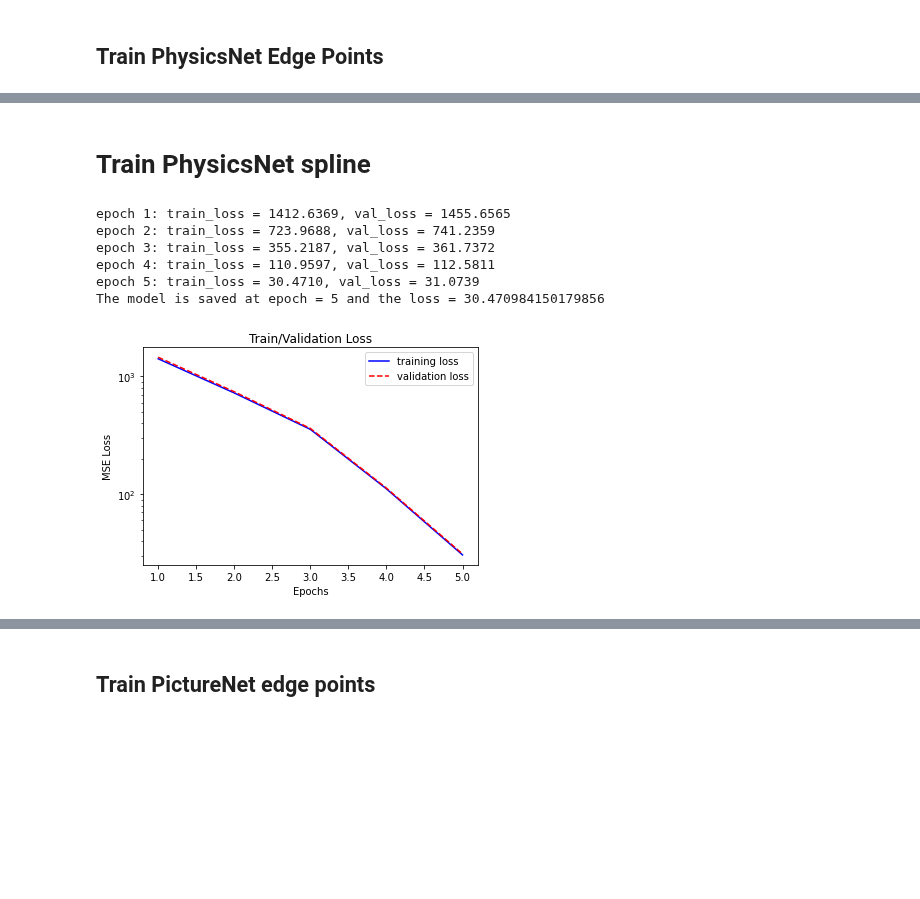
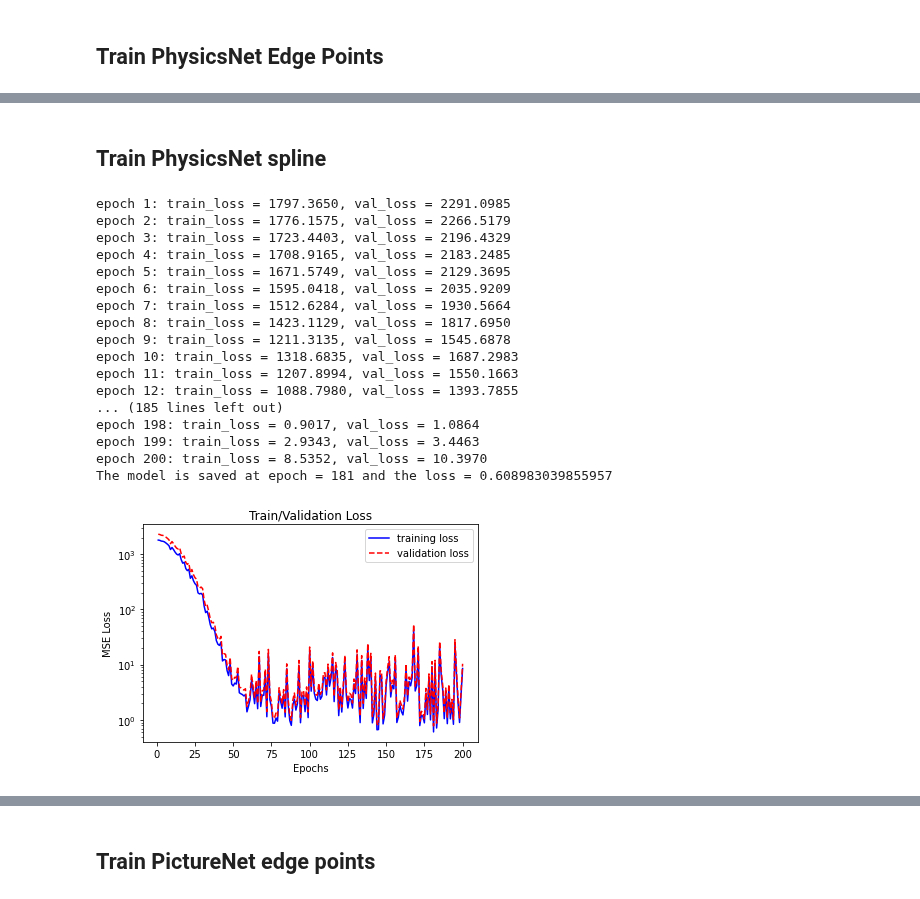
Before and after one commit to ShaoKAi100812/Pendant_Drop_Tensiometry_Prediction, a Jupyter notebook: main_combine.ipynb, the cells around one changed output, grey strips where cells are left out. Drawn from its saved outputs; the diff is of its cells as text; code cells hidden in the pictures; blank space fills up the shorter version.

```diff
--- a/main_combine.ipynb
+++ b/main_combine.ipynb
@@ -326,7 +326,7 @@ def prediction(model, x):   # only a batch
 def model_selection(model, path, loss, epoch_current, epoch_ref, loss_ref):
     loss_best = loss_ref
     epoch_best = epoch_ref
-    if epoch_current == 0:
+    if epoch_current == 0 and ~(os.path.isdir(path)):
             loss_current = loss[epoch_current]
             loss_best = loss[epoch_current]
             torch.save(model, path)
@@ -408,7 +408,7 @@ def train_picture(model, optimizer, epochs=1, model_input=0):
         val_y_pic = val_y_pic_spline
         PATH_PIC = os.path.join(os.getcwd(), "model_pic_spline.pt")
     else:
-        ValueError("Incorrect input. 0 for edge point model, 1 for spline model")
+        ValueError("Incorrect input: 0 for edge point model, 1 for spline model")
 
     model = model.to(device=device)  # move the model parameters to CPU/GPU
     for e in range(epochs):
@@ -473,18 +485,37 @@ The model is saved at epoch = 5 and the loss = 25.278202633205936
 # %% [markdown]
-# Train PhysicsNet spline
+## Train PhysicsNet spline
 # %%
 in_channel = 22
+node_1 = 512
+node_2 = 512
+node_3 = 256
+node_4 = 256
+node_5 = 64
+node_6 = 16
+out_channel = 2
 
 model_physics = PhysicsNet(in_channel, node_1, node_2, node_3, node_4, node_5, node_6, out_channel)
 optimizer = optim.Adam(model_physics.parameters(), lr=learning_rate)
+epoch = 200
 
 # 0 indicates edge points 1 indicates spline
 train_physics(model_physics, optimizer, epoch, 1)
 # %% [output]
-epoch 1: train_loss = 1412.6369, val_loss = 1455.6565
-epoch 2: train_loss = 723.9688, val_loss = 741.2359
-epoch 3: train_loss = 355.2187, val_loss = 361.7372
-epoch 4: train_loss = 110.9597, val_loss = 112.5811
-epoch 5: train_loss = 30.4710, val_loss = 31.0739
-The model is saved at epoch = 5 and the loss = 30.470984150179856
+epoch 1: train_loss = 1797.3650, val_loss = 2291.0985
+epoch 2: train_loss = 1776.1575, val_loss = 2266.5179
+epoch 3: train_loss = 1723.4403, val_loss = 2196.4329
+epoch 4: train_loss = 1708.9165, val_loss = 2183.2485
+epoch 5: train_loss = 1671.5749, val_loss = 2129.3695
+epoch 6: train_loss = 1595.0418, val_loss = 2035.9209
+epoch 7: train_loss = 1512.6284, val_loss = 1930.5664
+epoch 8: train_loss = 1423.1129, val_loss = 1817.6950
+epoch 9: train_loss = 1211.3135, val_loss = 1545.6878
+epoch 10: train_loss = 1318.6835, val_loss = 1687.2983
+epoch 11: train_loss = 1207.8994, val_loss = 1550.1663
+epoch 12: train_loss = 1088.7980, val_loss = 1393.7855
+... (185 lines left out)
+epoch 198: train_loss = 0.9017, val_loss = 1.0864
+epoch 199: train_loss = 2.9343, val_loss = 3.4463
+epoch 200: train_loss = 8.5352, val_loss = 10.3970
+The model is saved at epoch = 181 and the loss = 0.608983039855957
-[figure, old version]
+[figure, new version]
```
Also changed, not shown: parts of 24 cells of this notebook.
